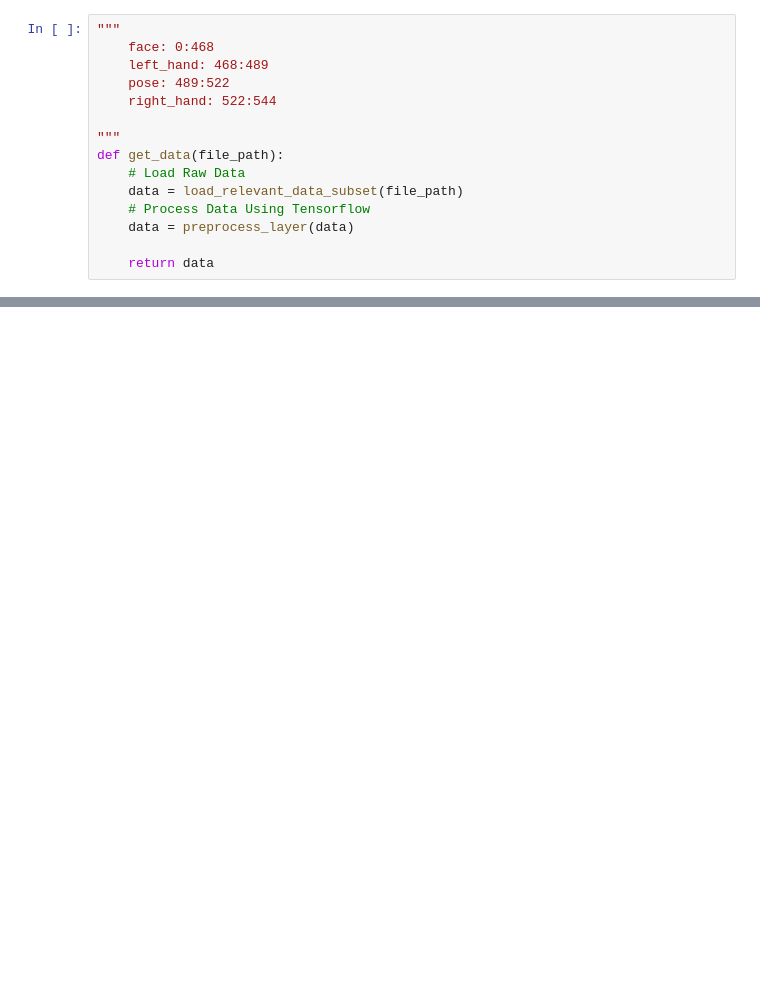
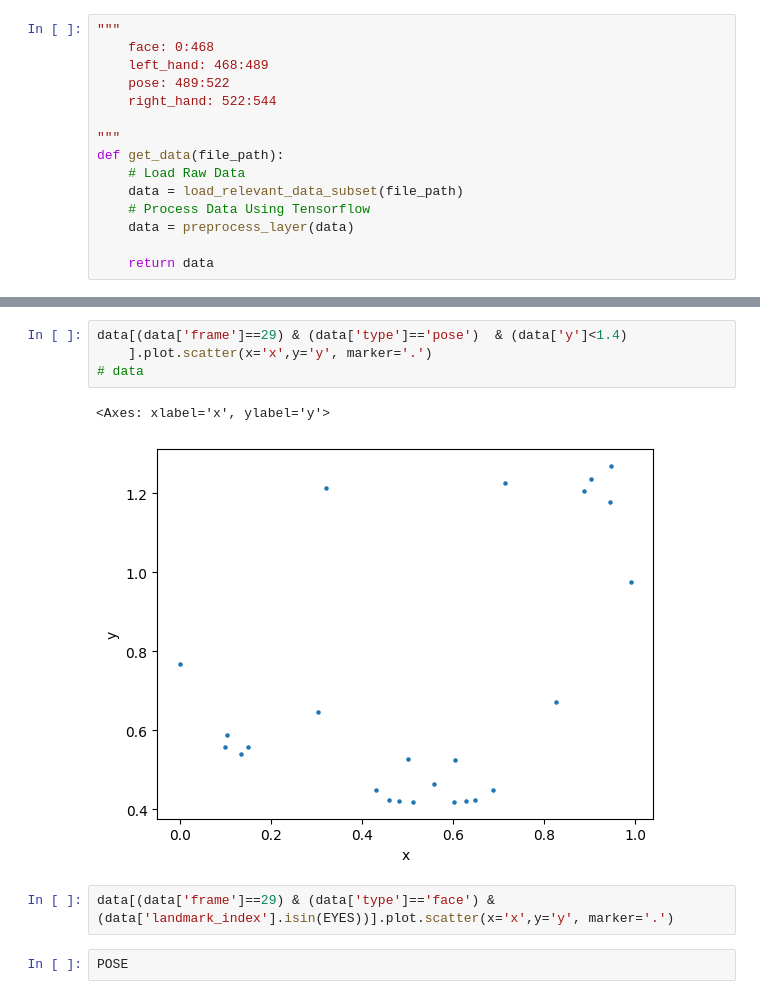
Before and after one commit to romendiratta/isolated-sign-language-recognition, a Jupyter notebook: modeling/data-prep.ipynb, the cells around one changed output, grey strips where cells are left out. Drawn from its saved outputs; the diff is of its cells as text; blank space fills up the shorter version.

```diff
--- a/modeling/data-prep.ipynb
+++ b/modeling/data-prep.ipynb
@@ -261,0 +457,11 @@ display(pd.Series(y).value_counts().to_frame('Class Count').iloc[[0,1,2,3,4, -5,
+# %%
+data[(data['frame']==29) & (data['type']=='pose')  & (data['y']<1.4)
+    ].plot.scatter(x='x',y='y', marker='.')
+# data
+# %% [output]
+<Axes: xlabel='x', ylabel='y'>
+[figure, added]
+# %%
+data[(data['frame']==29) & (data['type']=='face') & (data['landmark_index'].isin(EYES))].plot.scatter(x='x',y='y', marker='.')
+# %%
+POSE
```
Also changed, not shown: parts of 27 cells of this notebook, 2 other files.
